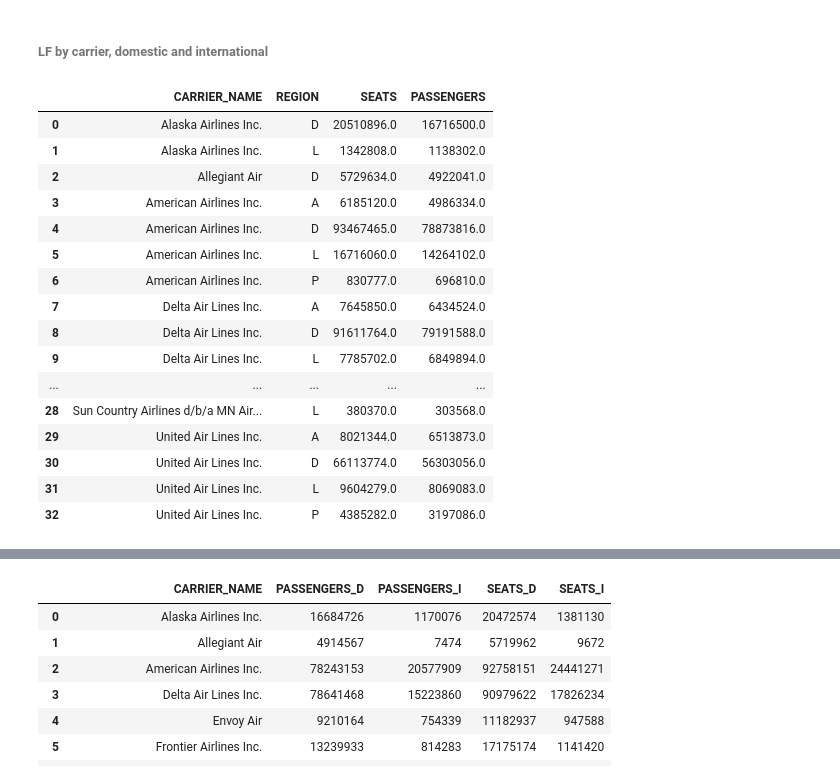
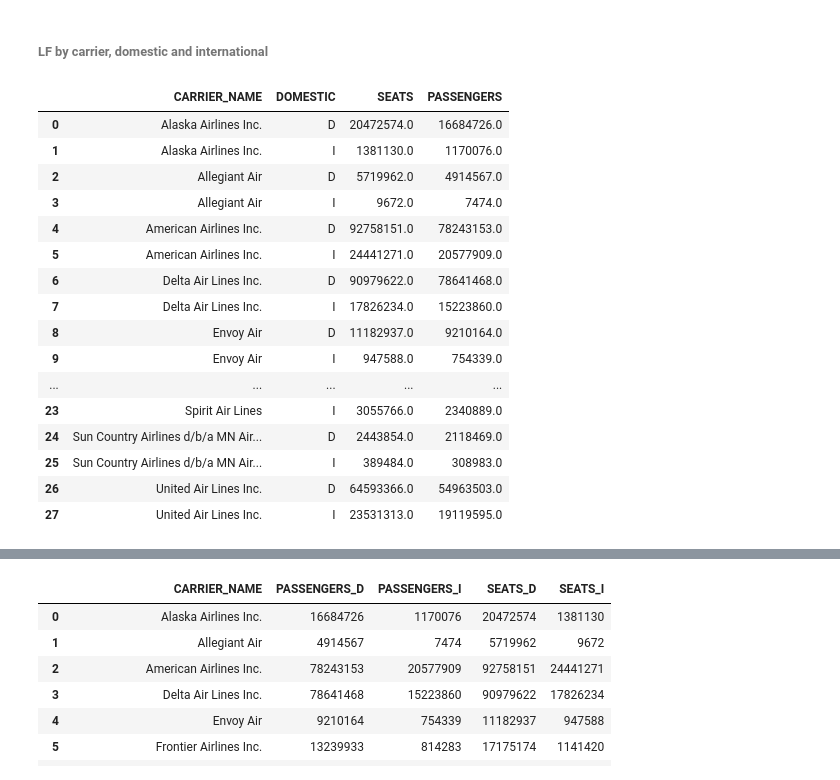
Before and after one commit to admacpherson/T-100-Aviation-Data, a Jupyter notebook: Load Factor Analysis.ipynb, the cells around one changed output, grey strips where cells are left out. Cells and saved outputs as stored; diff of their text form; code cells hidden in the pictures.

```diff
--- a/Load Factor Analysis.ipynb
+++ b/Load Factor Analysis.ipynb
@@ -148,25 +163,25 @@ mpf_int_abbrv.sort_values(by='LF', ascending=False)
 <h6>LF by carrier, domestic and international</h6>
 # %%
 # Select SEATS, and PASSENGERS columns and group by airline and region
-seats_by_carrier = major_passenger_flights.groupby(['CARRIER_NAME', 'REGION']).agg({'SEATS': 'sum', 'PASSENGERS': 'sum'}).reset_index()
+seats_by_carrier = major_passenger_flights.groupby(['CARRIER_NAME', 'DOMESTIC']).agg({'SEATS': 'sum', 'PASSENGERS': 'sum'}).reset_index()
 seats_by_carrier
 # %% [output]
-|  | CARRIER_NAME | REGION | SEATS | PASSENGERS |
-| 0 | Alaska Airlines Inc. | D | 20510896.0 | 16716500.0 |
-| 1 | Alaska Airlines Inc. | L | 1342808.0 | 1138302.0 |
-| 2 | Allegiant Air | D | 5729634.0 | 4922041.0 |
-| 3 | American Airlines Inc. | A | 6185120.0 | 4986334.0 |
-| 4 | American Airlines Inc. | D | 93467465.0 | 78873816.0 |
-| 5 | American Airlines Inc. | L | 16716060.0 | 14264102.0 |
-| 6 | American Airlines Inc. | P | 830777.0 | 696810.0 |
-| 7 | Delta Air Lines Inc. | A | 7645850.0 | 6434524.0 |
-| 8 | Delta Air Lines Inc. | D | 91611764.0 | 79191588.0 |
-| 9 | Delta Air Lines Inc. | L | 7785702.0 | 6849894.0 |
+|  | CARRIER_NAME | DOMESTIC | SEATS | PASSENGERS |
+| 0 | Alaska Airlines Inc. | D | 20472574.0 | 16684726.0 |
+| 1 | Alaska Airlines Inc. | I | 1381130.0 | 1170076.0 |
+| 2 | Allegiant Air | D | 5719962.0 | 4914567.0 |
+| 3 | Allegiant Air | I | 9672.0 | 7474.0 |
+| 4 | American Airlines Inc. | D | 92758151.0 | 78243153.0 |
+| 5 | American Airlines Inc. | I | 24441271.0 | 20577909.0 |
+| 6 | Delta Air Lines Inc. | D | 90979622.0 | 78641468.0 |
+| 7 | Delta Air Lines Inc. | I | 17826234.0 | 15223860.0 |
+| 8 | Envoy Air | D | 11182937.0 | 9210164.0 |
+| 9 | Envoy Air | I | 947588.0 | 754339.0 |
 | ... | ... | ... | ... | ... |
-| 28 | Sun Country Airlines d/b/a MN Air... | L | 380370.0 | 303568.0 |
-| 29 | United Air Lines Inc. | A | 8021344.0 | 6513873.0 |
-| 30 | United Air Lines Inc. | D | 66113774.0 | 56303056.0 |
-| 31 | United Air Lines Inc. | L | 9604279.0 | 8069083.0 |
-| 32 | United Air Lines Inc. | P | 4385282.0 | 3197086.0 |
+| 23 | Spirit Air Lines | I | 3055766.0 | 2340889.0 |
+| 24 | Sun Country Airlines d/b/a MN Air... | D | 2443854.0 | 2118469.0 |
+| 25 | Sun Country Airlines d/b/a MN Air... | I | 389484.0 | 308983.0 |
+| 26 | United Air Lines Inc. | D | 64593366.0 | 54963503.0 |
+| 27 | United Air Lines Inc. | I | 23531313.0 | 19119595.0 |
 # %%
 # Pivot to create separate columns for each region and metric
```
Also changed, not shown: parts of 4 cells of this notebook.
